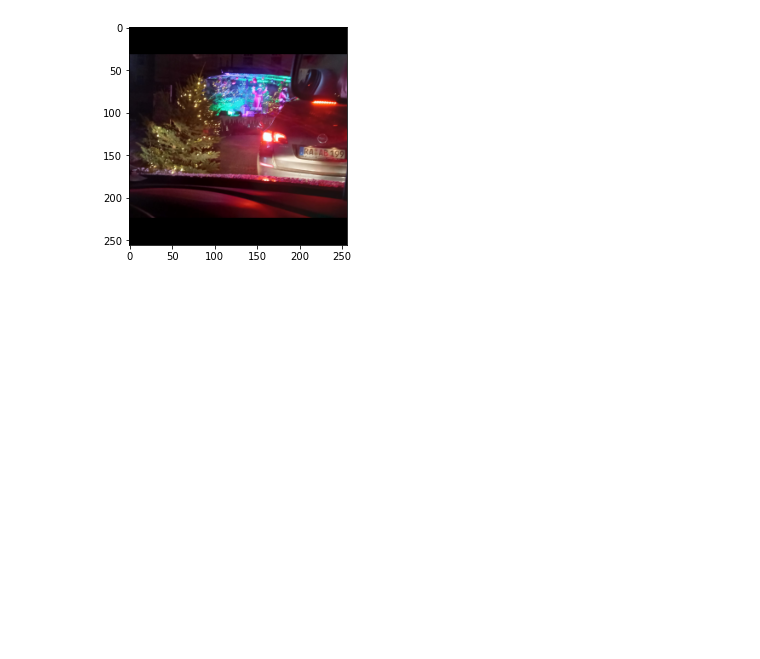
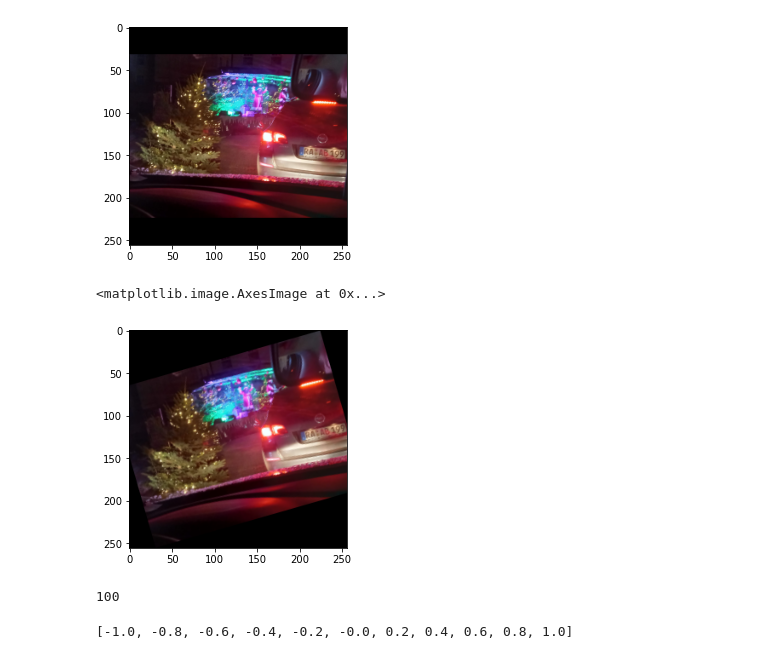
Before and after one commit to thecherry94/Projektarbeit-Kuenstliche-Intelligenz, a Jupyter notebook: Data-Augmentation/test.ipynb, the cells around one changed output. Cells and saved outputs as stored; diff of their text form; code cells hidden in the pictures; blank space fills up the shorter version.

```diff
--- a/Data-Augmentation/test.ipynb
+++ b/Data-Augmentation/test.ipynb
@@ -99,3 +99,9 @@ def rotation(img, angle):
     M = cv2.getRotationMatrix2D((int(w/2), int(h/2)), angle, 1)
     img = cv2.warpAffine(img, M, (w, h))
     return img
+# %%
+img = rotation(image, 30)
+plt.imshow(img)
+# %% [output]
+<matplotlib.image.AxesImage at 0x...>
+[figure, added]
@@ -101,0 +118,4 @@ def rotation(img, angle):
+# %%
+len(generateUniqueRandomRatios())
+# %% [output]
+100
@@ -101,0 +125,4 @@ def rotation(img, angle):
+# %%
+generateUniformRatios()
+# %% [output]
+[-1.0, -0.8, -0.6, -0.4, -0.2, -0.0, 0.2, 0.4, 0.6, 0.8, 1.0]
```
Also changed, not shown: parts of 6 cells of this notebook, 1 other file.
